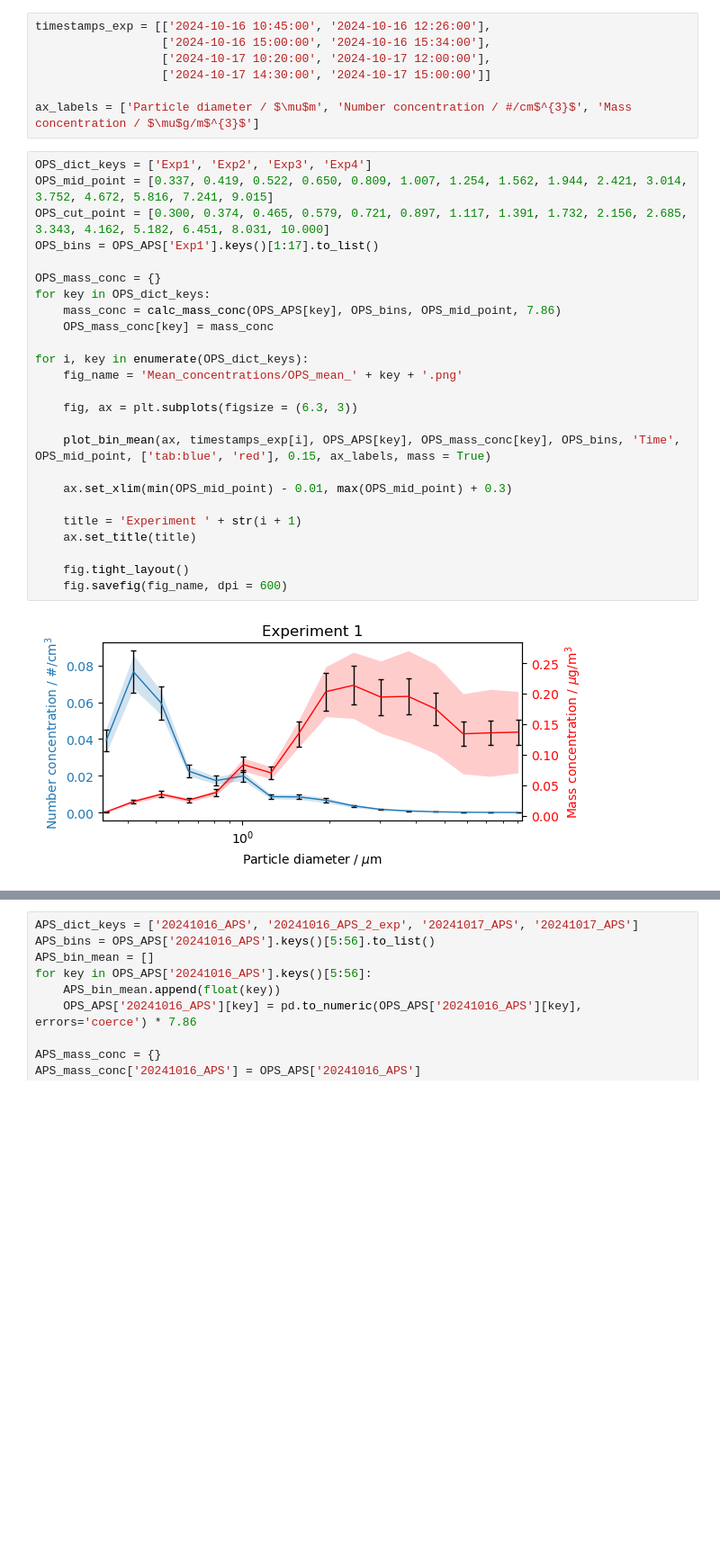
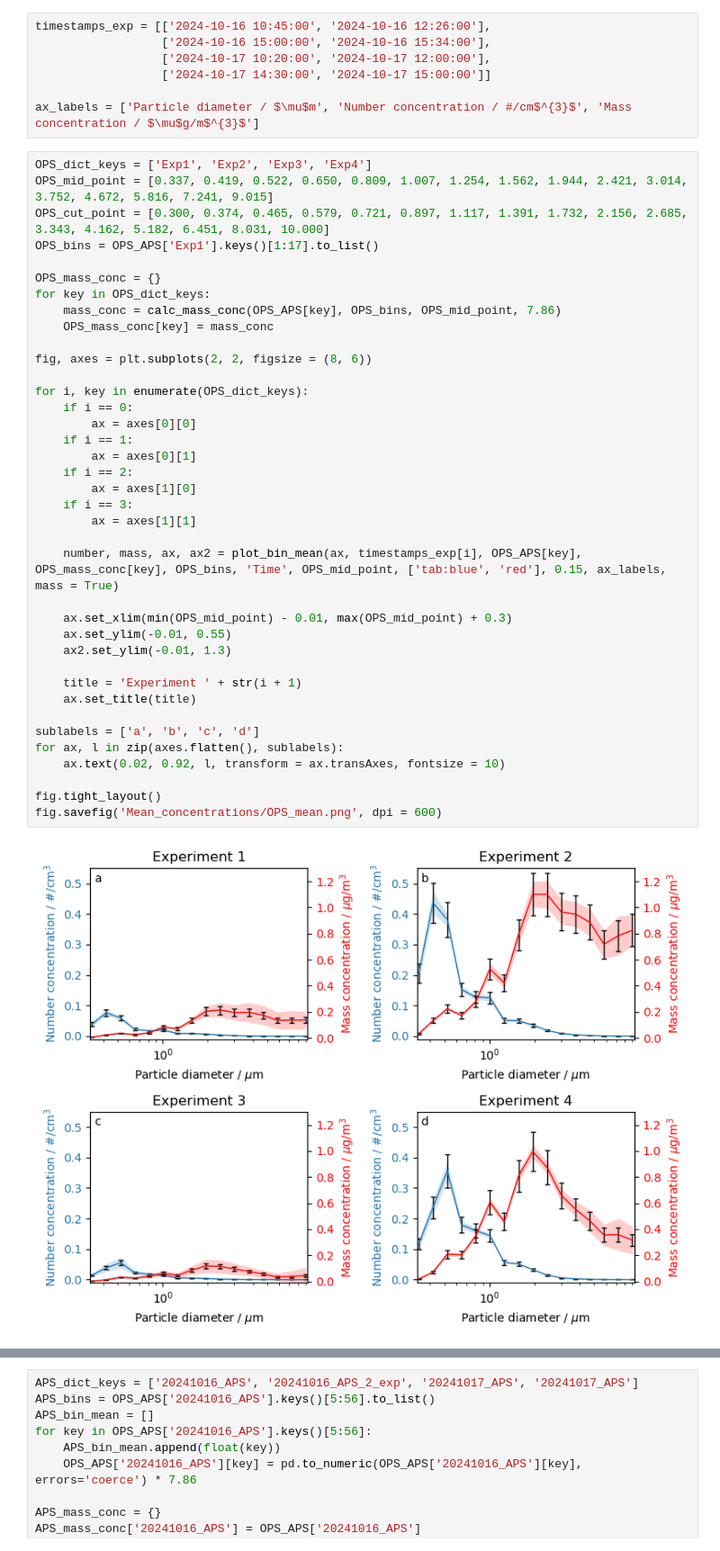
Before and after one commit to Normann25/Master-thesis, a Jupyter notebook: Lund Brake Wear/Mean_conc.ipynb, the cells around one changed output, grey strips where cells are left out. Shown at 90% size. Cells and saved outputs as stored; diff of their text form; blank space fills up the shorter version.

```diff
--- a/Lund Brake Wear/Mean_conc.ipynb
+++ b/Lund Brake Wear/Mean_conc.ipynb
@@ -34,27 +34,40 @@ ax_labels = ['Particle diameter / $\mu$m', 'Number concentration / #/cm$^{3}$',
 # %%
 OPS_dict_keys = ['Exp1', 'Exp2', 'Exp3', 'Exp4']
 OPS_mid_point = [0.337, 0.419, 0.522, 0.650, 0.809, 1.007, 1.254, 1.562, 1.944, 2.421, 3.014, 3.752, 4.672, 5.816, 7.241, 9.015]
 OPS_cut_point = [0.300, 0.374, 0.465, 0.579, 0.721, 0.897, 1.117, 1.391, 1.732, 2.156, 2.685, 3.343, 4.162, 5.182, 6.451, 8.031, 10.000]
 OPS_bins = OPS_APS['Exp1'].keys()[1:17].to_list()
 
 OPS_mass_conc = {}
 for key in OPS_dict_keys:
     mass_conc = calc_mass_conc(OPS_APS[key], OPS_bins, OPS_mid_point, 7.86)
     OPS_mass_conc[key] = mass_conc
 
+fig, axes = plt.subplots(2, 2, figsize = (8, 6))
+
 for i, key in enumerate(OPS_dict_keys):
-    fig_name = 'Mean_concentrations/OPS_mean_' + key + '.png'
+    if i == 0:
+        ax = axes[0][0]
+    if i == 1:
+        ax = axes[0][1]
+    if i == 2:
+        ax = axes[1][0]
+    if i == 3:
+        ax = axes[1][1]
 
-    fig, ax = plt.subplots(figsize = (6.3, 3))
-
-    plot_bin_mean(ax, timestamps_exp[i], OPS_APS[key], OPS_mass_conc[key], OPS_bins, 'Time', OPS_mid_point, ['tab:blue', 'red'], 0.15, ax_labels, mass = True)
+    number, mass, ax, ax2 = plot_bin_mean(ax, timestamps_exp[i], OPS_APS[key], OPS_mass_conc[key], OPS_bins, 'Time', OPS_mid_point, ['tab:blue', 'red'], 0.15, ax_labels, mass = True)
 
     ax.set_xlim(min(OPS_mid_point) - 0.01, max(OPS_mid_point) + 0.3)
+    ax.set_ylim(-0.01, 0.55)
+    ax2.set_ylim(-0.01, 1.3)
 
     title = 'Experiment ' + str(i + 1)
     ax.set_title(title)
 
-    fig.tight_layout()
-    fig.savefig(fig_name, dpi = 600)
+sublabels = ['a', 'b', 'c', 'd']
+for ax, l in zip(axes.flatten(), sublabels):
+    ax.text(0.02, 0.92, l, transform = ax.transAxes, fontsize = 10)
+
+fig.tight_layout()
+fig.savefig('Mean_concentrations/OPS_mean.png', dpi = 600)
 # %% [output]
-[figure, old version]
+[figure, new version]
```
Also changed, not shown: parts of 5 cells of this notebook, 16 other files.
